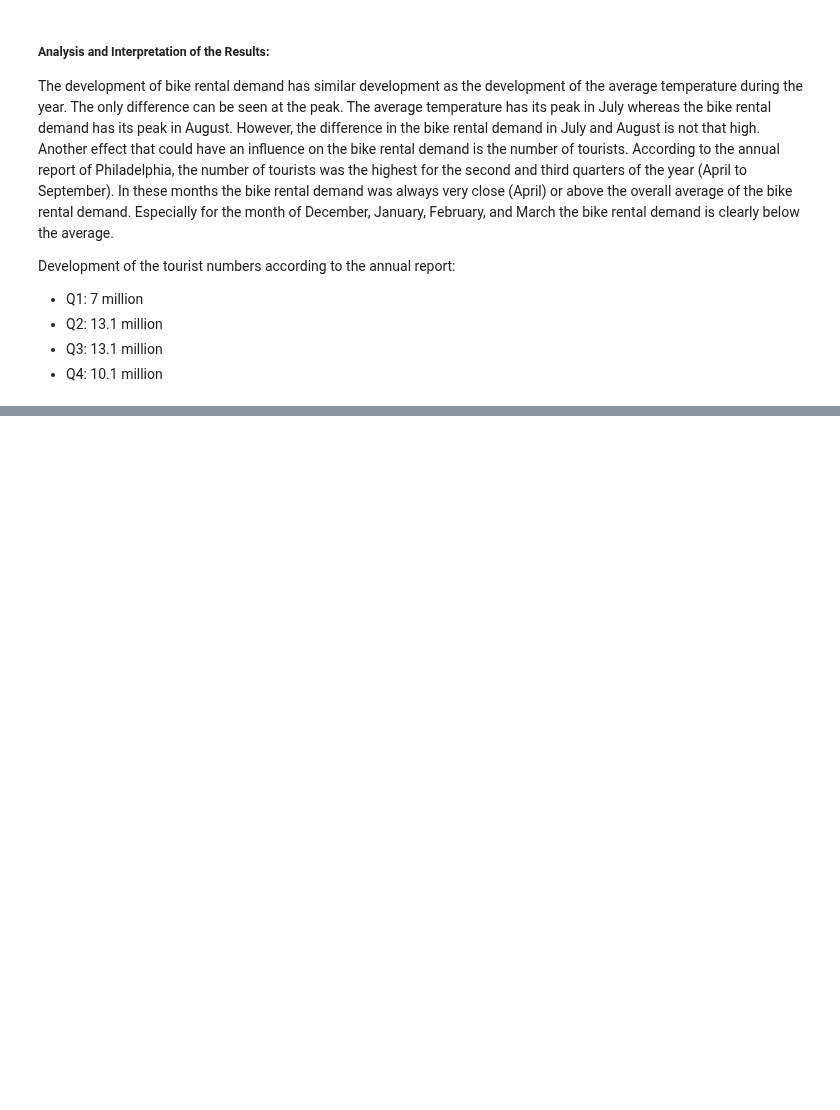
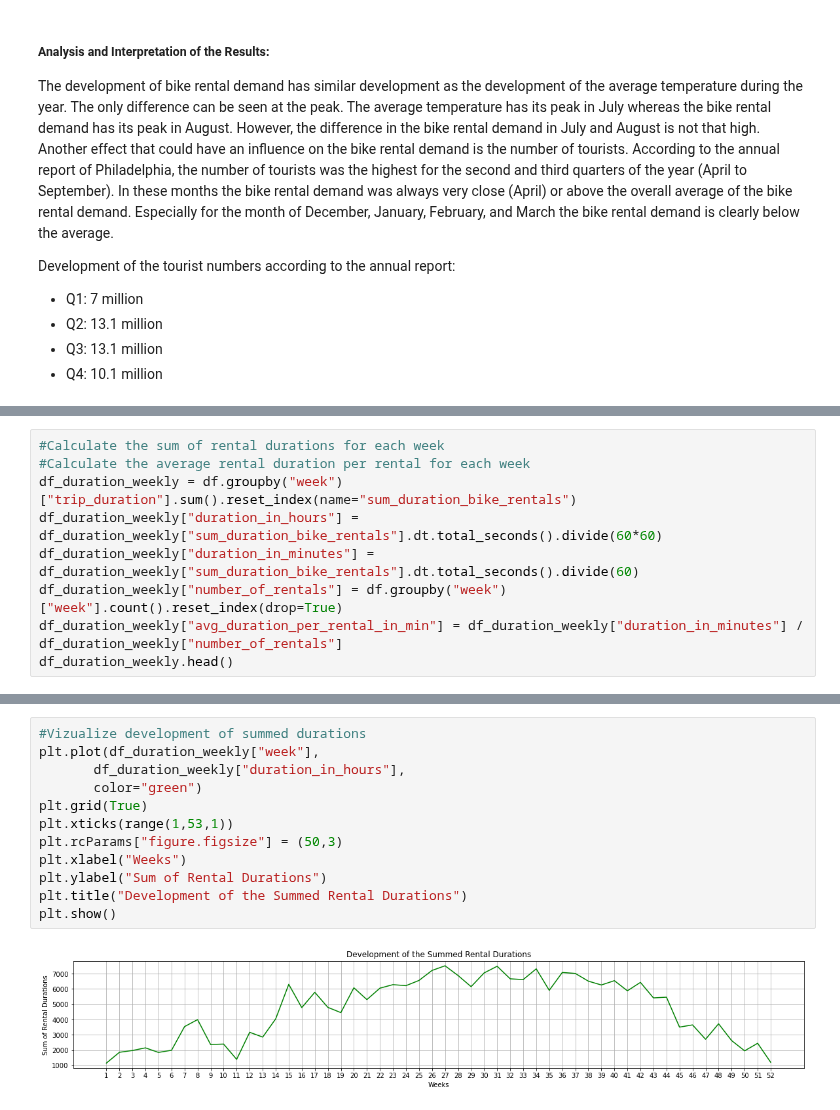
Before and after one commit to yassinehammou27/intentionally_blank, a Jupyter notebook: Team Assignment - Intentionally Blank.ipynb, the cells around one changed output, grey strips where cells are left out. Cells and saved outputs as stored; diff of their text form; blank space fills up the shorter version.

```diff
--- a/Team Assignment - Intentionally Blank.ipynb
+++ b/Team Assignment - Intentionally Blank.ipynb
@@ -633,0 +688,9 @@ Development of the tourist numbers according to the annual report:
+# %%
+#Calculate the sum of rental durations for each week
+#Calculate the average rental duration per rental for each week
+df_duration_weekly = df.groupby("week")["trip_duration"].sum().reset_index(name="sum_duration_bike_rentals")
+df_duration_weekly["duration_in_hours"] = df_duration_weekly["sum_duration_bike_rentals"].dt.total_seconds().divide(60*60)
+df_duration_weekly["duration_in_minutes"] = df_duration_weekly["sum_duration_bike_rentals"].dt.total_seconds().divide(60)
+df_duration_weekly["number_of_rentals"] = df.groupby("week")["week"].count().reset_index(drop=True)
+df_duration_weekly["avg_duration_per_rental_in_min"] = df_duration_weekly["duration_in_minutes"] / df_duration_weekly["number_of_rentals"]
+df_duration_weekly.head()
@@ -633,0 +704,14 @@ Development of the tourist numbers according to the annual report:
+# %%
+#Vizualize development of summed durations
+plt.plot(df_duration_weekly["week"],
+       df_duration_weekly["duration_in_hours"],
+       color="green")
+plt.grid(True)
+plt.xticks(range(1,53,1))
+plt.rcParams["figure.figsize"] = (50,3)
+plt.xlabel("Weeks")
+plt.ylabel("Sum of Rental Durations")
+plt.title("Development of the Summed Rental Durations")
+plt.show()
+# %% [output]
+[figure, added]
```
Also changed, not shown: parts of 7 cells of this notebook.
